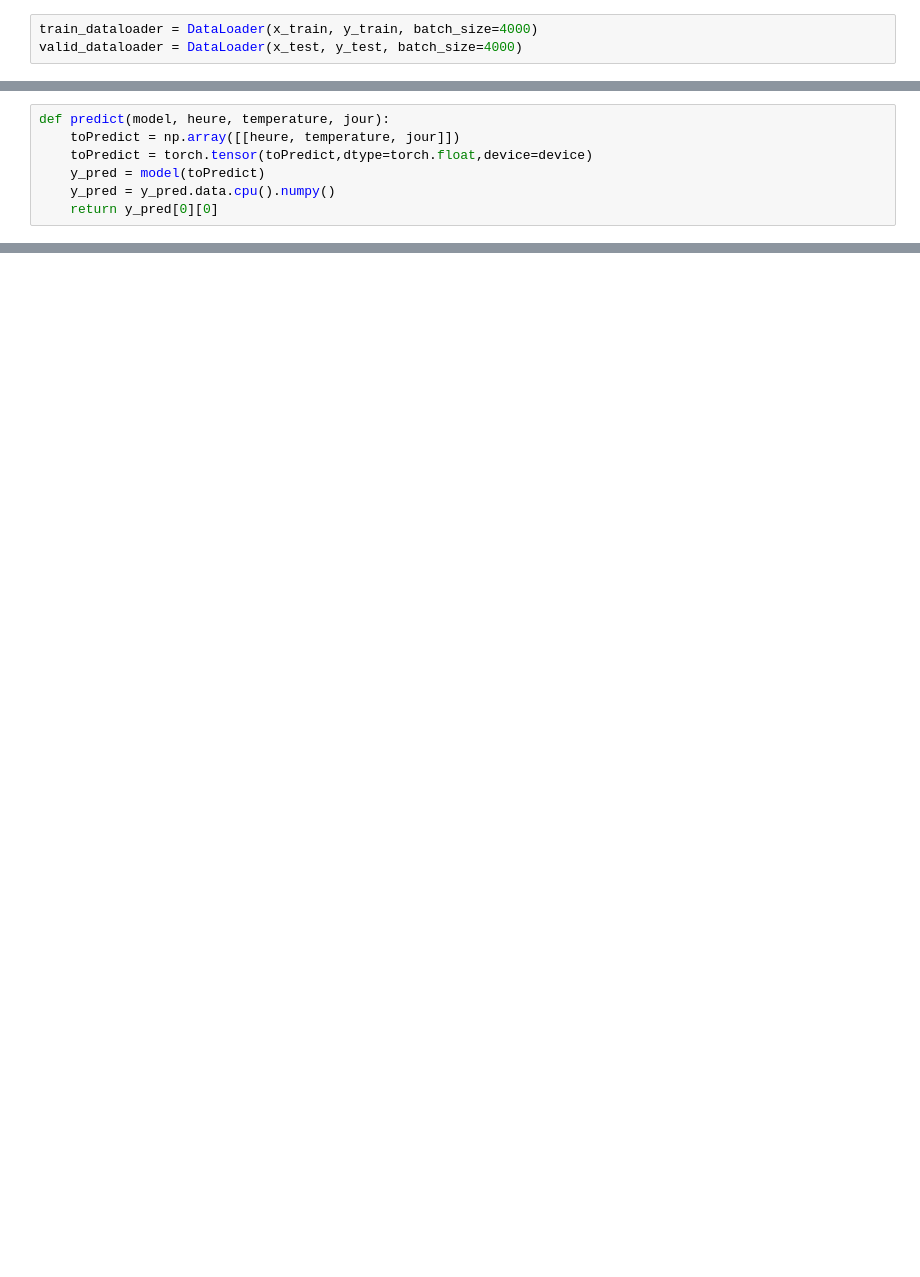
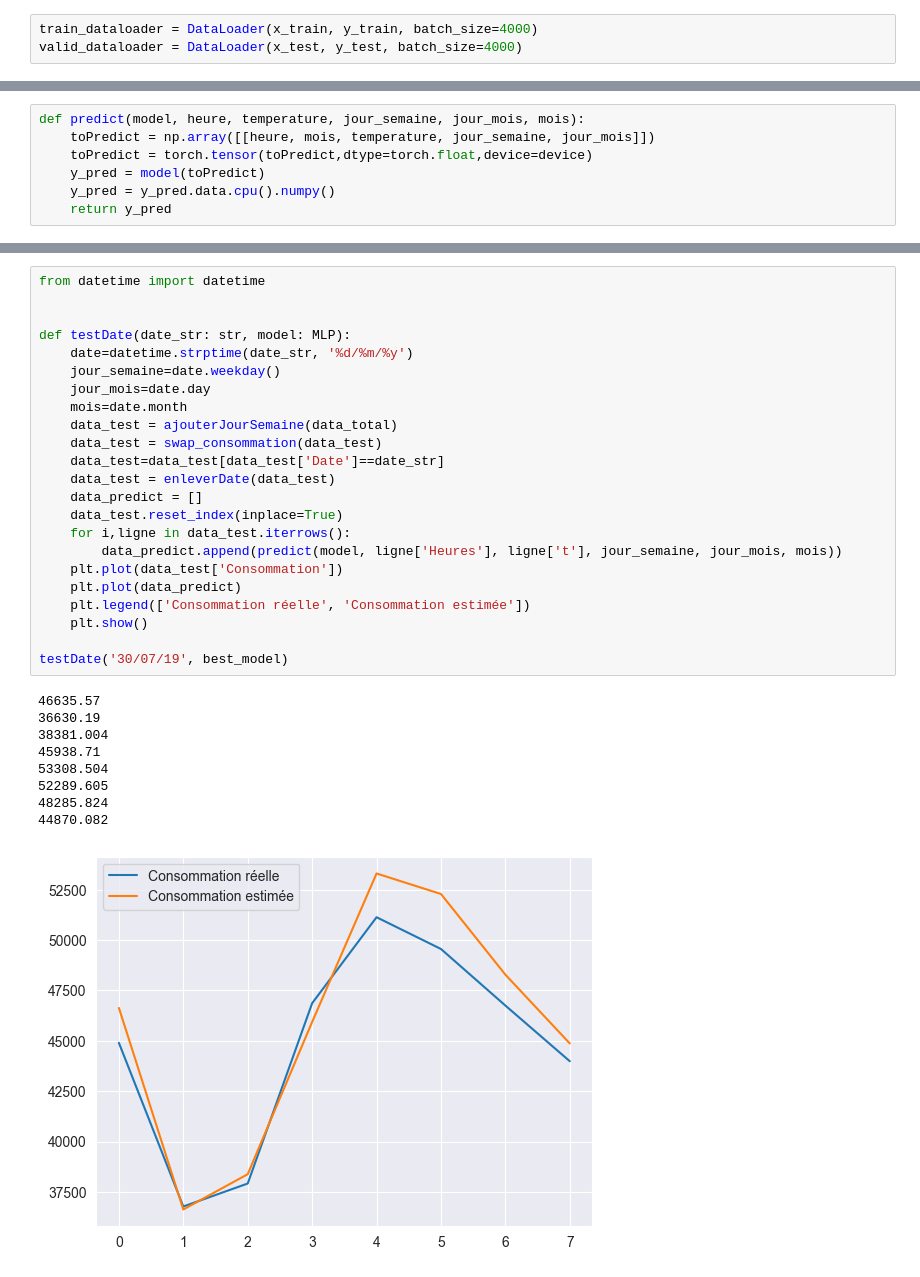
Before and after one commit to baudu69/ProjetBI, a Jupyter notebook: BI.ipynb, the cells around one changed output, grey strips where cells are left out. Cells and saved outputs as stored; diff of their text form; blank space fills up the shorter version.

Commit message:
Ajout de la prédiction

```diff
--- a/BI.ipynb
+++ b/BI.ipynb
@@ -211,7 +238,7 @@ Best Loss is 2793.433837890625
 # %%
-def predict(model, heure, temperature, jour):
-    toPredict = np.array([[heure, temperature, jour]])
+def predict(model, heure, temperature, jour_semaine, jour_mois, mois):
+    toPredict = np.array([[heure, mois, temperature, jour_semaine, jour_mois]])
     toPredict = torch.tensor(toPredict,dtype=torch.float,device=device)
     y_pred = model(toPredict)
     y_pred = y_pred.data.cpu().numpy()
-    return y_pred[0][0]
+    return y_pred
@@ -221,0 +250,33 @@ predict(best_mlp, 6, 40, 0)
+# %%
+from datetime import datetime
+
+
+def testDate(date_str: str, model: MLP):
+    date=datetime.strptime(date_str, '%d/%m/%y')
+    jour_semaine=date.weekday()
+    jour_mois=date.day
+    mois=date.month
+    data_test = ajouterJourSemaine(data_total)
+    data_test = swap_consommation(data_test)
+    data_test=data_test[data_test['Date']==date_str]
+    data_test = enleverDate(data_test)
+    data_predict = []
+    data_test.reset_index(inplace=True)
+    for i,ligne in data_test.iterrows():
+        data_predict.append(predict(model, ligne['Heures'], ligne['t'], jour_semaine, jour_mois, mois))
+    plt.plot(data_test['Consommation'])
+    plt.plot(data_predict)
+    plt.legend(['Consommation réelle', 'Consommation estimée'])
+    plt.show()
+
+testDate('30/07/19', best_model)
+# %% [output]
+46635.57
+36630.19
+38381.004
+45938.71
+53308.504
+52289.605
+48285.824
+44870.082
+[figure, added]
```
Also changed, not shown: parts of 12 cells of this notebook, 1 other file.
